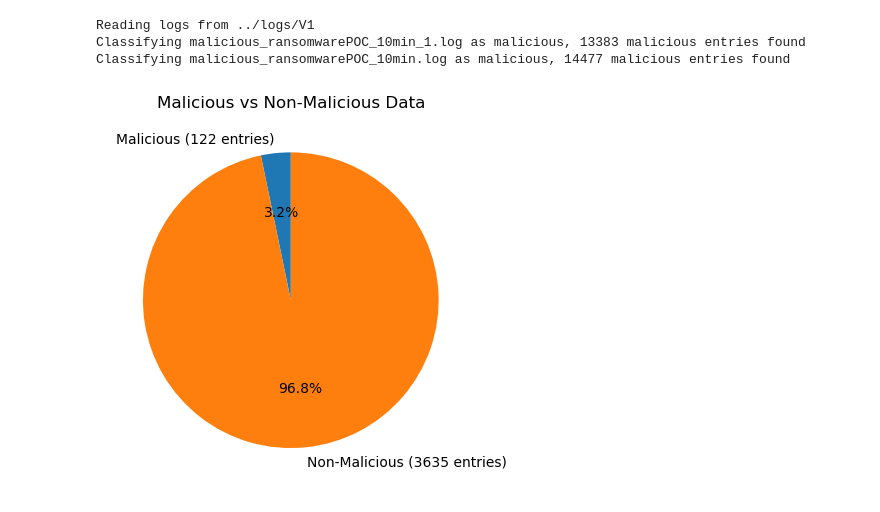
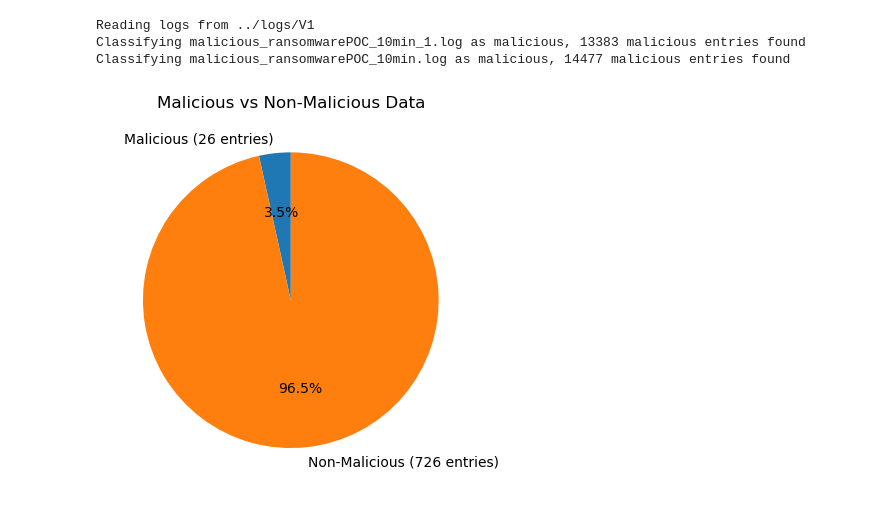
Before and after one commit to Cyber-Tracer/HyperDetect, a Jupyter notebook: controller/detection/v1_model_performance.ipynb, the cells around one changed output. Saved outputs shown, nothing was run; the diff lists cells and outputs as text; code cells hidden in the pictures.

Commit message:
v1 model evaluated on evaluation set

```diff
--- a/controller/detection/v1_model_performance.ipynb
+++ b/controller/detection/v1_model_performance.ipynb
@@ -1,32 +1,34 @@
 # %%
 from log_reader import read_all_logs
 from preprocessors.preprocessor import Preprocessor
+from train_models import train_test_split_df
 import matplotlib.pyplot as plt
 
 df = read_all_logs(version=1)
 df = Preprocessor.get(version=1).preprocess(df)
+X_train, X_test, y_train, y_test = train_test_split_df(df)
 
 # Count the number of malicious and non-malicious entries
-malicious_count = df['malicious'].sum()
-non_malicious_count = len(df) - malicious_count
+malicious_count = y_test.sum()
+non_malicious_count = len(X_test) - malicious_count
 
 # Create labels and sizes for the pie chart
 labels = [f'Malicious ({malicious_count} entries)', f'Non-Malicious ({non_malicious_count} entries)']
 sizes = [malicious_count, non_malicious_count]
 
 # Create the pie chart
 plt.pie(sizes, labels=labels, autopct='%1.1f%%', startangle=90)
 
 # Add a title
 plt.title('Malicious vs Non-Malicious Data')
 
 # Display the chart
 plt.show()
 # %% [output]
 Reading logs from ../logs/V1
 Classifying malicious_ransomwarePOC_10min_1.log as malicious, 13383 malicious entries found
 Classifying malicious_ransomwarePOC_10min.log as malicious, 14477 malicious entries found
-[figure, old version]
+[figure, new version]
 # %%
 # V1 models evaluation results
 from train_models import load_scores
```
Also changed, not shown: parts of 7 cells of this notebook, 2 other files.
